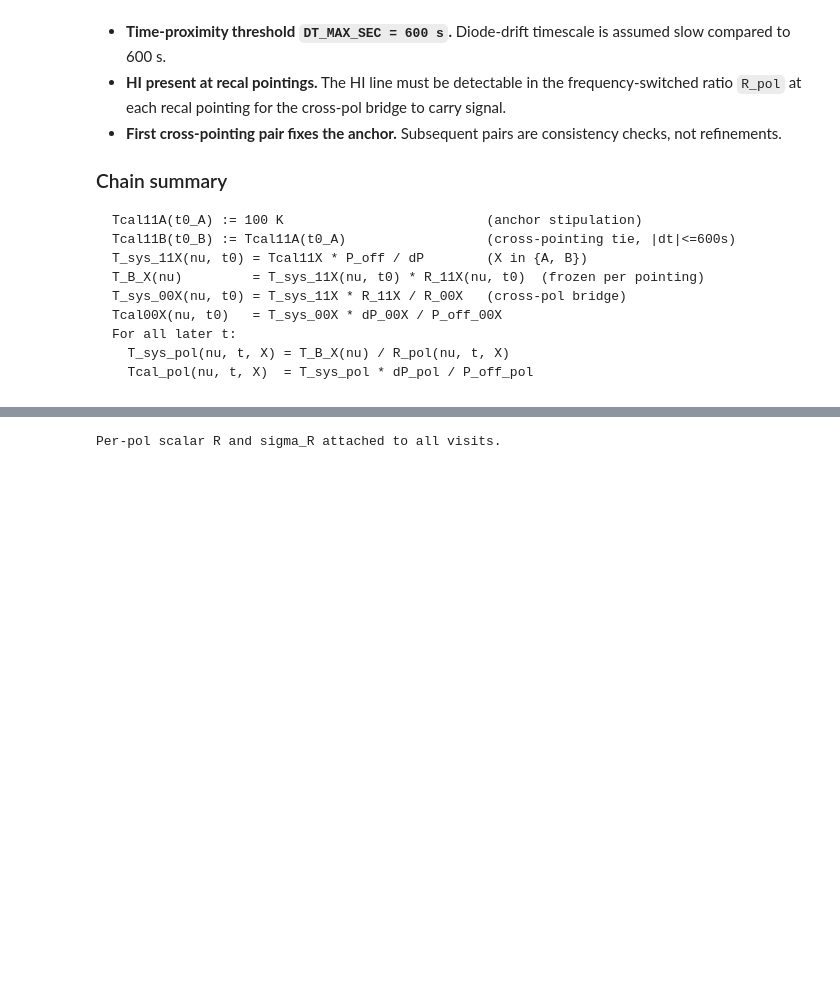
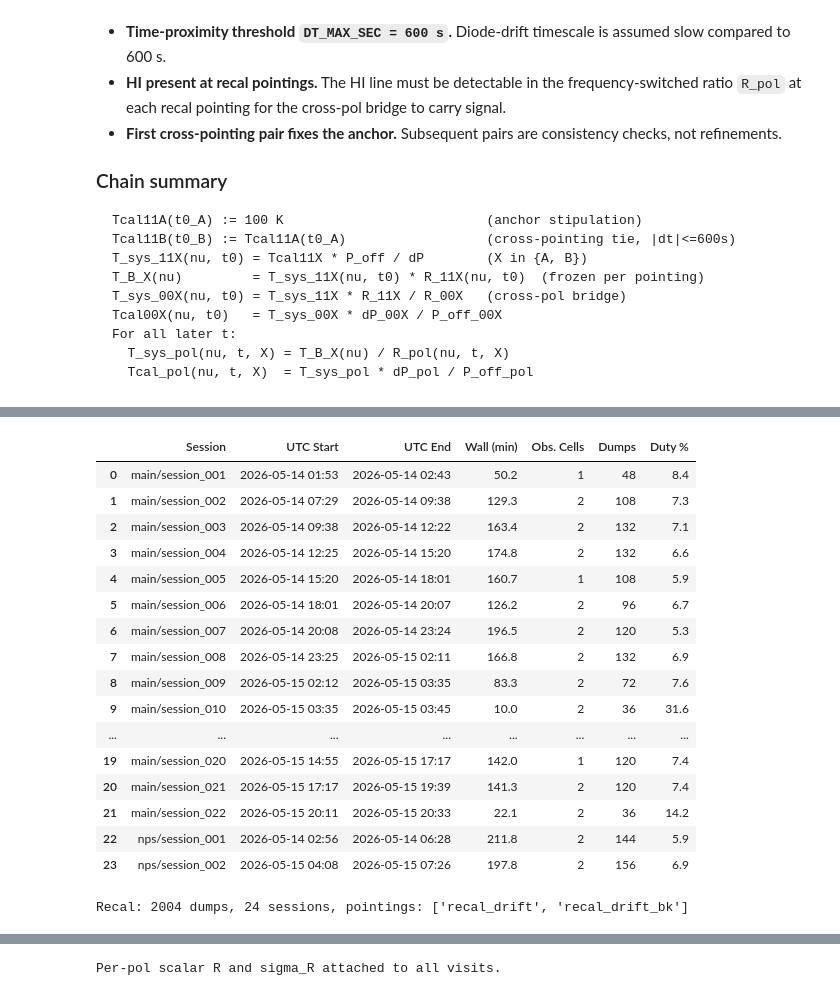
Before and after one commit to raw-asparagus/ay-121, a Jupyter notebook: labs/04/main_scan_calibration.ipynb, the cells around one changed output, grey strips where cells are left out. Cells and saved outputs as stored; diff of their text form; code cells hidden in the pictures; blank space fills up the shorter version.

```diff
--- a/labs/04/main_scan_calibration.ipynb
+++ b/labs/04/main_scan_calibration.ipynb
@@ -418,0 +324,27 @@ Median fractional SEM on band-averaged P_off: 0.033%  (IQR 0.022-0.047%)
+# %%
+recal_records = load_recal_dumps(DATA_DIRS)
+sessions = sorted({r['session'] for r in recal_records})
+pointings_seen = sorted({r['target_id'] for r in recal_records})
+
+display(build_session_summary(recal_records, INT_TIME_S))
+print(f'Recal: {len(recal_records)} dumps, {len(sessions)} sessions, '
+      f'pointings: {pointings_seen}')
+# %% [output]
+|  | Session | UTC Start | UTC End | Wall (min) | Obs. Cells | Dumps | Duty % |
+| 0 | main/session_001 | 2026-05-14 01:53 | 2026-05-14 02:43 | 50.2 | 1 | 48 | 8.4 |
+| 1 | main/session_002 | 2026-05-14 07:29 | 2026-05-14 09:38 | 129.3 | 2 | 108 | 7.3 |
+| 2 | main/session_003 | 2026-05-14 09:38 | 2026-05-14 12:22 | 163.4 | 2 | 132 | 7.1 |
+| 3 | main/session_004 | 2026-05-14 12:25 | 2026-05-14 15:20 | 174.8 | 2 | 132 | 6.6 |
+| 4 | main/session_005 | 2026-05-14 15:20 | 2026-05-14 18:01 | 160.7 | 1 | 108 | 5.9 |
+| 5 | main/session_006 | 2026-05-14 18:01 | 2026-05-14 20:07 | 126.2 | 2 | 96 | 6.7 |
+| 6 | main/session_007 | 2026-05-14 20:08 | 2026-05-14 23:24 | 196.5 | 2 | 120 | 5.3 |
+| 7 | main/session_008 | 2026-05-14 23:25 | 2026-05-15 02:11 | 166.8 | 2 | 132 | 6.9 |
+| 8 | main/session_009 | 2026-05-15 02:12 | 2026-05-15 03:35 | 83.3 | 2 | 72 | 7.6 |
+| 9 | main/session_010 | 2026-05-15 03:35 | 2026-05-15 03:45 | 10.0 | 2 | 36 | 31.6 |
+| ... | ... | ... | ... | ... | ... | ... | ... |
+| 19 | main/session_020 | 2026-05-15 14:55 | 2026-05-15 17:17 | 142.0 | 1 | 120 | 7.4 |
+| 20 | main/session_021 | 2026-05-15 17:17 | 2026-05-15 19:39 | 141.3 | 2 | 120 | 7.4 |
+| 21 | main/session_022 | 2026-05-15 20:11 | 2026-05-15 20:33 | 22.1 | 2 | 36 | 14.2 |
+| 22 | nps/session_001 | 2026-05-14 02:56 | 2026-05-14 06:28 | 211.8 | 2 | 144 | 5.9 |
+| 23 | nps/session_002 | 2026-05-15 04:08 | 2026-05-15 07:26 | 197.8 | 2 | 156 | 6.9 |
+Recal: 2004 dumps, 24 sessions, pointings: ['recal_drift', 'recal_drift_bk']
```
Also changed, not shown: parts of 30 cells of this notebook, 9 other files.
